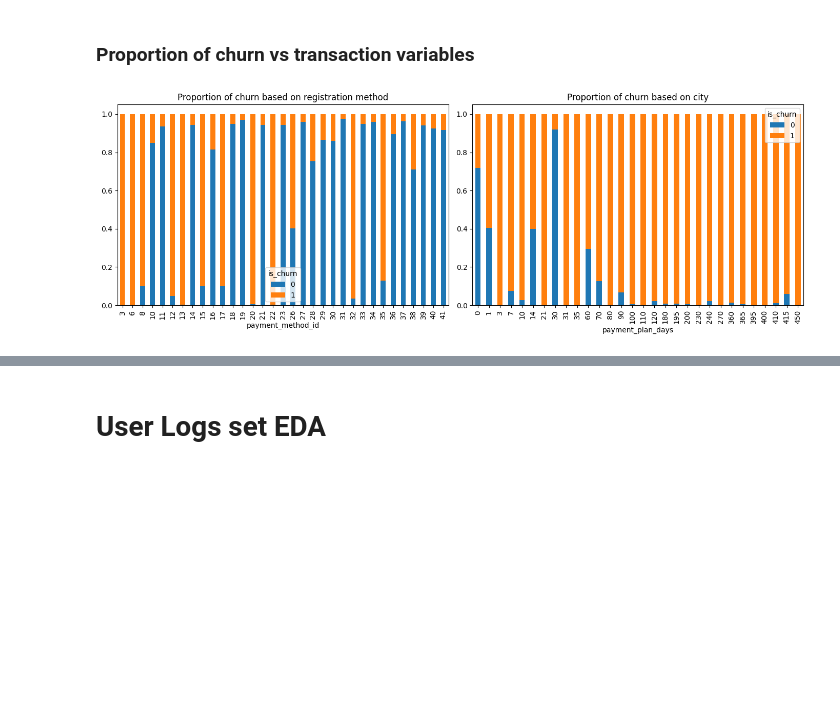
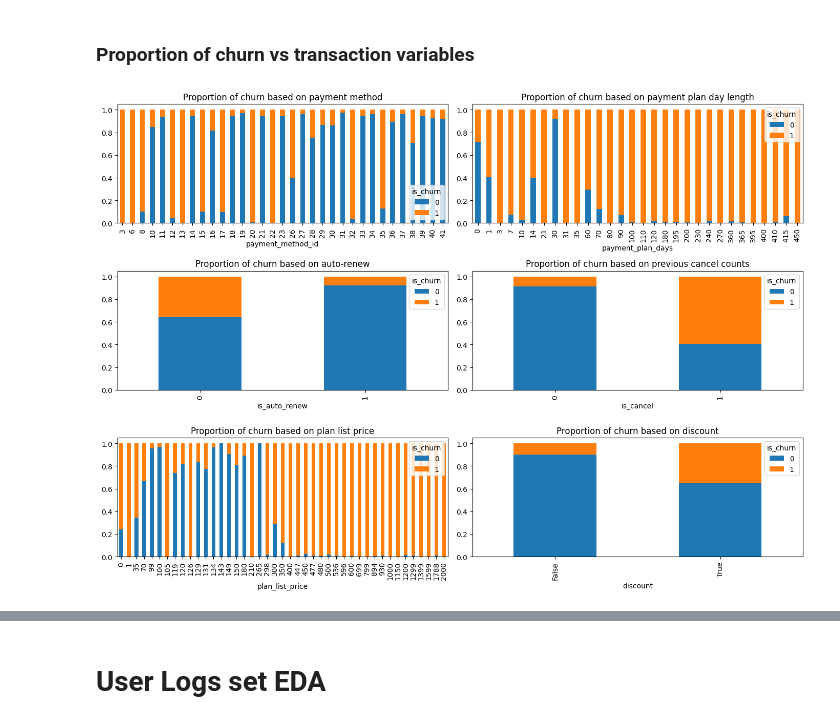
Before and after one commit to JamieVo890/KKBOX-Churn-Prediction, a Jupyter notebook: Notebooks/EDA.ipynb, the cells around one changed output, grey strips where cells are left out. Cells and saved outputs as stored; diff of their text form; code cells hidden in the pictures; blank space fills up the shorter version.

```diff
--- a/Notebooks/EDA.ipynb
+++ b/Notebooks/EDA.ipynb
@@ -303,10 +301,10 @@ plt.show()
 # %% [markdown]
 ### Proportion of users who recieved a discount:
 # %%
-discount = transactions_df_churn['actual_amount_paid'] < transactions_df_churn["plan_list_price"]
+transactions_df_churn["discount"] = transactions_df_churn['actual_amount_paid'] < transactions_df_churn["plan_list_price"]
 
 
-ax = sns.barplot(discount.value_counts().rename({True: 'discount', False: 'no_discount'}))
+ax = sns.barplot(transactions_df_churn["discount"].value_counts().rename({True: 'discount', False: 'no_discount'}))
 for i in ax.containers:
     ax.bar_label(i,)
 # %% [output]
@@ -314,68 +315,40 @@ for i in ax.containers:
 # %% [markdown]
 ### Proportion of churn vs transaction variables
 # %%
-plt.figure(figsize=(14,5))
+plt.figure(figsize=(14,10))
 
-ax1 = plt.subplot(1,2,1)
-ax1.title.set_text('Proportion of churn based on registration method')
+ax1 = plt.subplot(3,2,1)
+ax1.title.set_text('Proportion of churn based on payment method')
 churn_proportions_register = transactions_df_churn.groupby('payment_method_id')['is_churn'].value_counts(normalize=True).unstack()
 churn_proportions_register.plot(kind='bar', stacked=True, color=['#1f77b4', '#ff7f0e'], ax=ax1)
 
-ax2 = plt.subplot(1,2,2)
-ax2.title.set_text('Proportion of churn based on city')
+ax2 = plt.subplot(3,2,2)
+ax2.title.set_text('Proportion of churn based on payment plan day length')
 churn_proportions_city = transactions_df_churn.groupby('payment_plan_days')['is_churn'].value_counts(normalize=True).unstack()
 churn_proportions_city.plot(kind='bar', stacked=True, color=['#1f77b4', '#ff7f0e'], ax=ax2)
 
-ax3 = plt.subplot(1,2,2)
-ax3.title.set_text('Proportion of churn based on city')
-churn_proportions_city = transactions_df_churn.groupby('payment_plan_days')['is_churn'].value_counts(normalize=True).unstack()
+ax3 = plt.subplot(3,2,3)
+ax3.title.set_text('Proportion of churn based on auto-renew')
+churn_proportions_city = transactions_df_churn.groupby('is_auto_renew')['is_churn'].value_counts(normalize=True).unstack()
 churn_proportions_city.plot(kind='bar', stacked=True, color=['#1f77b4', '#ff7f0e'], ax=ax3)
 
-ax4 = plt.subplot(1,2,2)
-ax4.title.set_text('Proportion of churn based on city')
-churn_proportions_city = transactions_df_churn.groupby('payment_plan_days')['is_churn'].value_counts(normalize=True).unstack()
+ax4 = plt.subplot(3,2,4)
+ax4.title.set_text('Proportion of churn based on previous cancel counts')
+churn_proportions_city = transactions_df_churn.groupby('is_cancel')['is_churn'].value_counts(normalize=True).unstack()
 churn_proportions_city.plot(kind='bar', stacked=True, color=['#1f77b4', '#ff7f0e'], ax=ax4)
 
-ax5 = plt.subplot(1,2,2)
-ax5.title.set_text('Proportion of churn based on city')
-churn_proportions_city = transactions_df_churn.groupby('payment_plan_days')['is_churn'].value_counts(normalize=True).unstack()
+ax5 = plt.subplot(3,2,5)
+ax5.title.set_text('Proportion of churn based on plan list price')
+churn_proportions_city = transactions_df_churn.groupby('plan_list_price')['is_churn'].value_counts(normalize=True).unstack()
 churn_proportions_city.plot(kind='bar', stacked=True, color=['#1f77b4', '#ff7f0e'], ax=ax5)
 
-ax6 = plt.subplot(1,2,2)
-ax6.title.set_text('Proportion of churn based on city')
-churn_proportions_city = transactions_df_churn.groupby('payment_plan_days')['is_churn'].value_counts(normalize=True).unstack()
+ax6 = plt.subplot(3,2,6)
+ax6.title.set_text('Proportion of churn based on discount')
+churn_proportions_city = transactions_df_churn.groupby('discount')['is_churn'].value_counts(normalize=True).unstack()
 churn_proportions_city.plot(kind='bar', stacked=True, color=['#1f77b4', '#ff7f0e'], ax=ax6)
-
-
-# ax2 = plt.subplot(3, 2, 2)
-# sns.barplot(data = transactions_df_churn["payment_plan_days"].value_counts().reset_index(), x="payment_plan_days", y= "count", ax=ax2, hue="payment_plan_days", palette="Paired", legend=False)
-# ax2.yaxis.set_major_formatter(ticker.FuncFormatter(format_ticks))
-# ax2.set_title('Frequency of Payment Plan Days')
-# plt.xticks(rotation=90)
-
-
-# ax3 = plt.subplot(3, 2, 3)
-# sns.barplot(data = transactions_df_churn["is_auto_renew"].value_counts().reset_index(), x="is_auto_renew", y= "count", ax=ax3, hue="is_auto_renew", palette="Paired", legend=False)
-# ax3.yaxis.set_major_formatter(ticker.FuncFormatter(format_ticks))
-# ax3.set_title('Frequency of Auto-Renew')
-
-
-
-# ax4 = plt.subplot(3, 2, 4)
-# sns.barplot(data = transactions_df_churn["is_cancel"].value_counts().reset_index(), x="is_cancel", y= "count", ax=ax4, hue="is_cancel", palette="Paired", legend=False)
-# ax4.yaxis.set_major_formatter(ticker.FuncFormatter(format_ticks))
-# ax4.set_title('Frequency of Cancellations')
-
-
-
-# ax5 = plt.subplot(3, 2, 5)
-# sns.barplot(data = transactions_df_churn["plan_list_price"].value_counts().reset_index(), x="plan_list_price", y= "count", ax=ax5, hue="plan_list_price", palette="Paired", legend=False)
-# ax5.yaxis.set_major_formatter(ticker.FuncFormatter(format_ticks))
-# ax5.set_title('Frequency of Price Plans')
-# plt.xticks(rotation=90)
 
 
 plt.tight_layout()
 plt.show()
 # %% [output]
-[figure, old version]
+[figure, new version]
```
Also changed, not shown: parts of 9 cells of this notebook.
